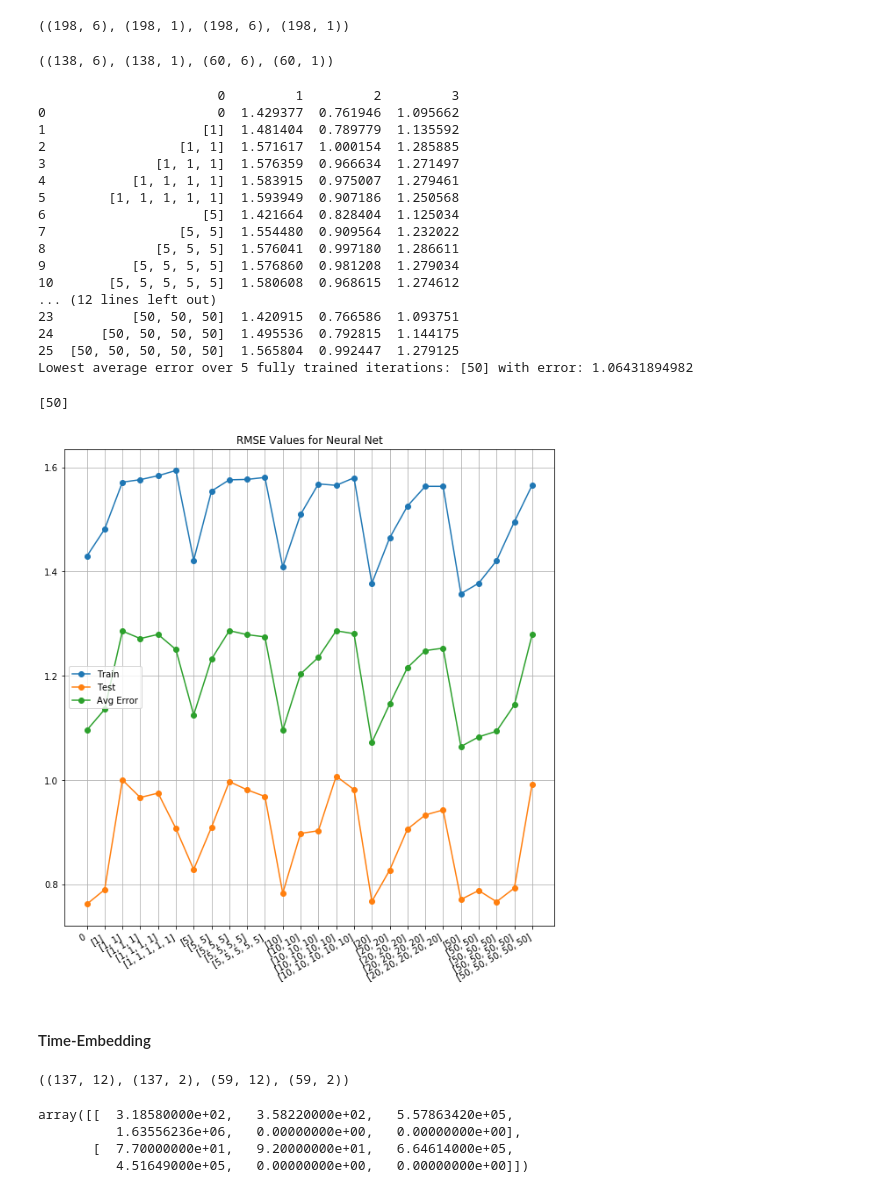
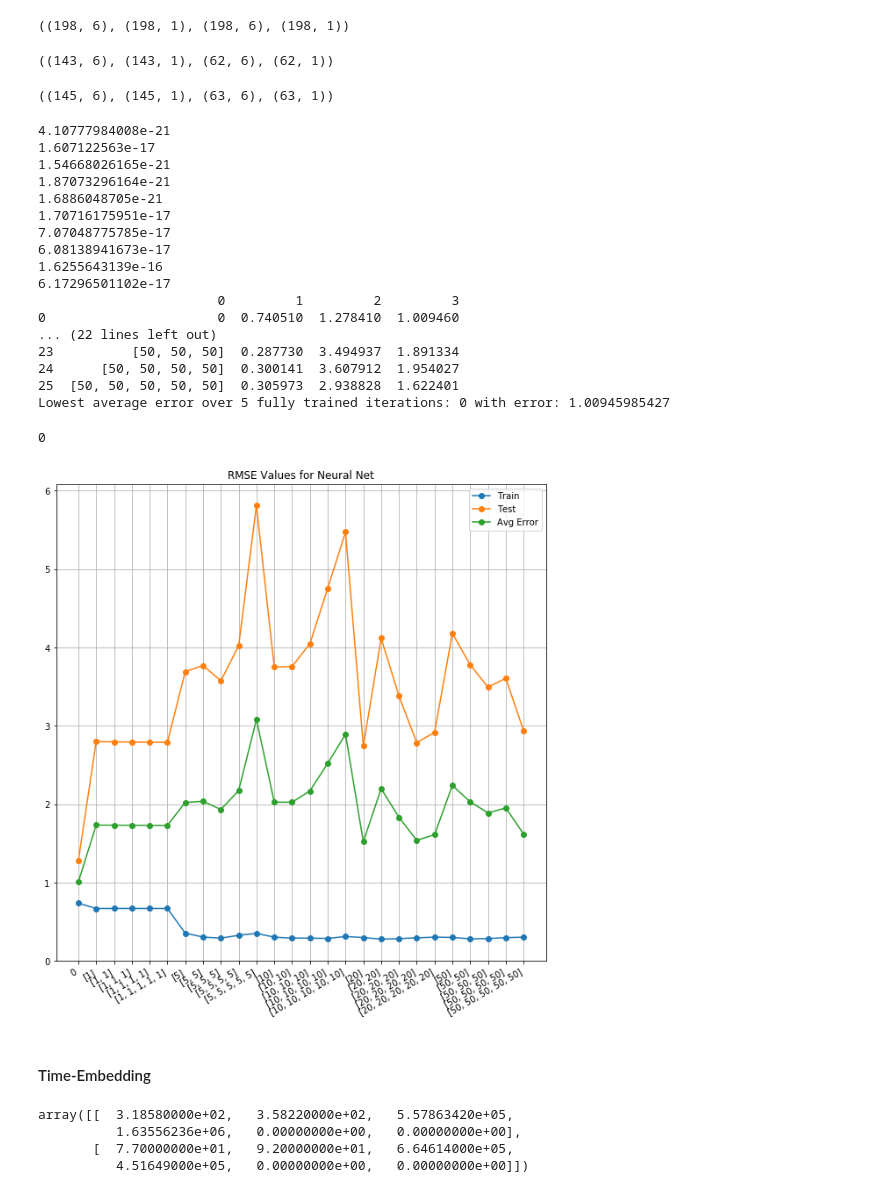
Before and after one commit to vicweeks/CS445-TermProject, a Jupyter notebook: TermProject-Clean.ipynb, the cells around one changed output. Drawn from its saved outputs; the diff is of its cells as text; code cells hidden in the pictures.

```diff
--- a/TermProject-Clean.ipynb
+++ b/TermProject-Clean.ipynb
@@ -61,11 +59,16 @@ Xtest, Ttest, item1 = makeItemData(19735)
 Xtrain.shape, Ttrain.shape, Xtest.shape, Ttest.shape
 # %% [output]
 ((198, 6), (198, 1), (198, 6), (198, 1))
+# %%
+XtrainA, TtrainA, XtestA, TtestA = makeItemData(19743, allItems=True, splitData=True) #Train and test with all items
+XtrainA.shape, TtrainA.shape, XtestA.shape, TtestA.shape
+# %% [output]
+((143, 6), (143, 1), (62, 6), (62, 1))
 # %%
-Xtrain, Ttrain, Xtest, Ttest = makeItemData(19743, allItems=True, splitData=True) #Train and test with all items
+Xtrain, Ttrain, Xtest, Ttest = makeItemData(19718, splitData=True) #Train and test with all items
 Xtrain.shape, Ttrain.shape, Xtest.shape, Ttest.shape
 # %% [output]
-((138, 6), (138, 1), (60, 6), (60, 1))
+((145, 6), (145, 1), (63, 6), (63, 1))
 # %%
 def rmse(A, B):
     return np.sqrt(np.mean((A - B)**2))
@@ -73,6 +76,7 @@ def rmse(A, B):
 import pandas as pd
 def getBestAvgNeuralStructure(Xtrain,Xtest,Ttrain,Ttest,nIterations=1000,timesToAvg=5,plot=False):
     errors = []
+    hiddens = [0] + [[nu] * nl for nu in [1, 5, 10, 20, 50] for nl in [1, 2, 3, 4, 5]]
     for hids in hiddens:
         errorTrain = 0
         errorTest = 0
@@ -98,25 +102,25 @@ def getBestAvgNeuralStructure(Xtrain,Xtest,Ttrain,Ttest,nIterations=1000,timesTo
     bestHids = errors[0][minIndex]
     print('Lowest average error over',timesToAvg,'fully trained iterations:',bestHids,'with error:',minErrorAverage)
     return bestHids
-# %%
-getBestAvgNeuralStructure(XtrainW,XtestW,TtrainW,TtestW,1,5,True)
-# %% [output]
-                       0         1         2         3
-0                      0  1.429377  0.761946  1.095662
-1                    [1]  1.481404  0.789779  1.135592
-2                 [1, 1]  1.571617  1.000154  1.285885
-3              [1, 1, 1]  1.576359  0.966634  1.271497
-4           [1, 1, 1, 1]  1.583915  0.975007  1.279461
-5        [1, 1, 1, 1, 1]  1.593949  0.907186  1.250568
-6                    [5]  1.421664  0.828404  1.125034
-7                 [5, 5]  1.554480  0.909564  1.232022
-8              [5, 5, 5]  1.576041  0.997180  1.286611
-9           [5, 5, 5, 5]  1.576860  0.981208  1.279034
-10       [5, 5, 5, 5, 5]  1.580608  0.968615  1.274612
-... (12 lines left out)
-23          [50, 50, 50]  1.420915  0.766586  1.093751
-24      [50, 50, 50, 50]  1.495536  0.792815  1.144175
-25  [50, 50, 50, 50, 50]  1.565804  0.992447  1.279125
-Lowest average error over 5 fully trained iterations: [50] with error: 1.06431894982
-[50]
-[figure, removed]
+# %%
+getBestAvgNeuralStructure(Xtrain,Xtest,Ttrain,Ttest,1000,5,True)
+# %% [output]
+4.10777984008e-21
+1.607122563e-17
+1.54668026165e-21
+1.87073296164e-21
+1.6886048705e-21
+1.70716175951e-17
+7.07048775785e-17
+6.08138941673e-17
+1.6255643139e-16
+6.17296501102e-17
+                       0         1         2         3
+0                      0  0.740510  1.278410  1.009460
+... (22 lines left out)
+23          [50, 50, 50]  0.287730  3.494937  1.891334
+24      [50, 50, 50, 50]  0.300141  3.607912  1.954027
+25  [50, 50, 50, 50, 50]  0.305973  2.938828  1.622401
+Lowest average error over 5 fully trained iterations: 0 with error: 1.00945985427
+0
+[figure, added]
@@ -132,14 +138,6 @@ def rollingWindows(X, windowSize):
     # Number of bytes to increment to starting element in each dimension
     strides = (nAttributes * itemSize, itemSize)
     return np.lib.stride_tricks.as_strided(X, shape=newShape, strides=strides)
-# %%
-XtrainW = rollingWindows(Xtrain, 2)
-TtrainW = rollingWindows(Ttrain, 2)
-XtestW = rollingWindows(Xtest, 2)
-TtestW = rollingWindows(Ttest, 2)
-XtrainW.shape, TtrainW.shape, XtestW.shape, TtestW.shape
-# %% [output]
-((137, 12), (137, 2), (59, 12), (59, 2))
 # %%
 Xtrain[0:2]
 # %% [output]
```
Also changed, not shown: parts of 27 cells of this notebook, 2 other files.
